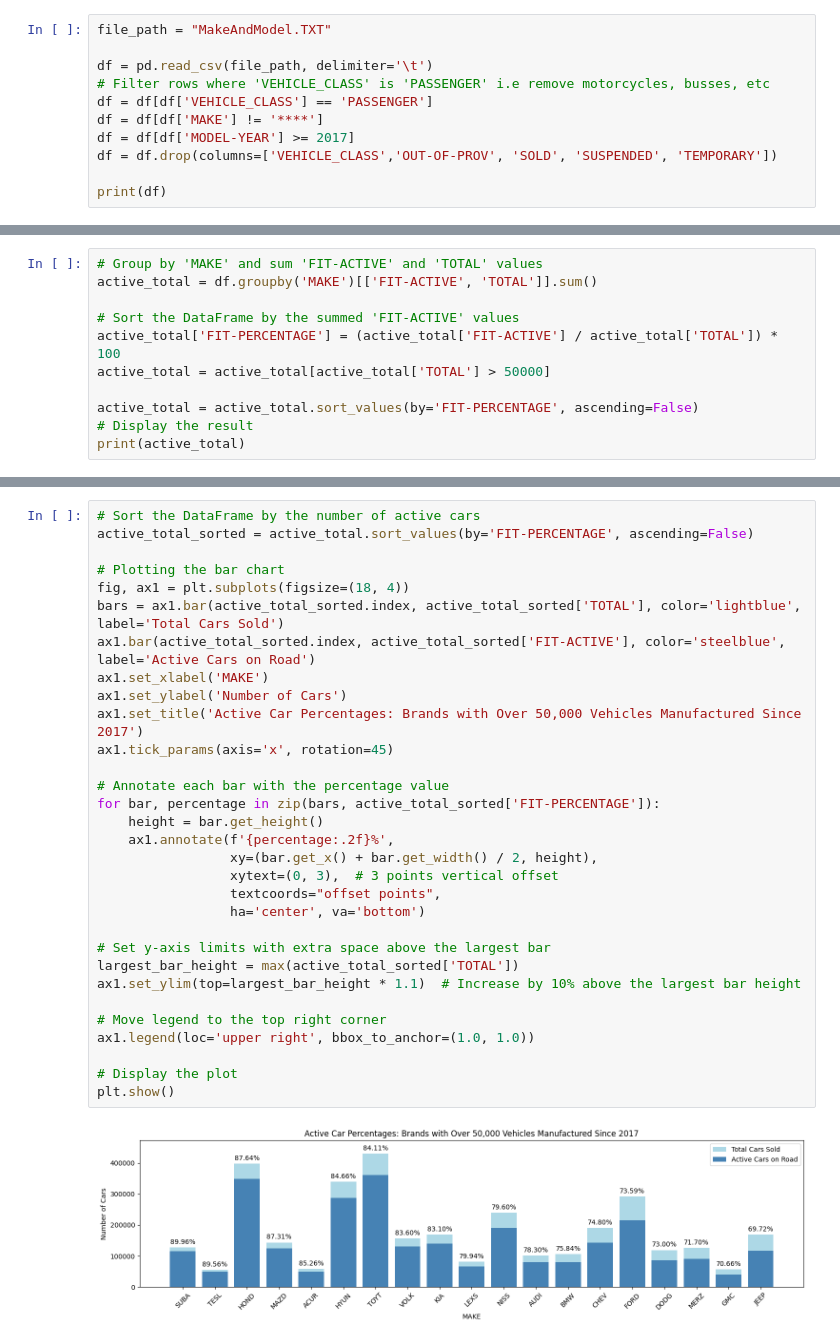
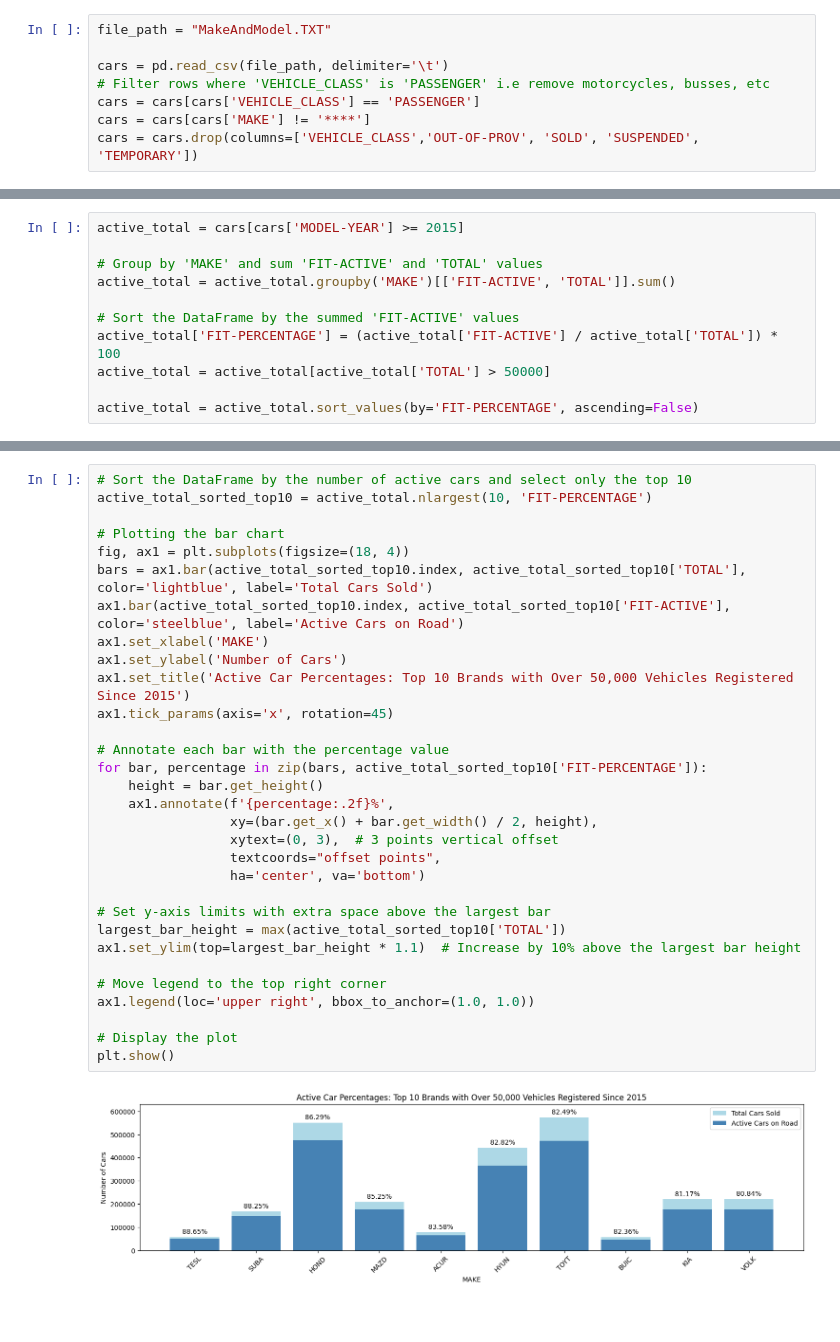
Before and after one commit to Torin99/CP321---Final-Project, a Jupyter notebook: CP321_Final.ipynb, the cells around one changed output, grey strips where cells are left out. Cells and saved outputs as stored; diff of their text form.

```diff
--- a/CP321_Final.ipynb
+++ b/CP321_Final.ipynb
@@ -28,11 +14,8 @@ print(df)
 # %%
 file_path = "MakeAndModel.TXT"
 
-df = pd.read_csv(file_path, delimiter='\t')
+cars = pd.read_csv(file_path, delimiter='\t')
 # Filter rows where 'VEHICLE_CLASS' is 'PASSENGER' i.e remove motorcycles, busses, etc
-df = df[df['VEHICLE_CLASS'] == 'PASSENGER']
-df = df[df['MAKE'] != '****']
-df = df[df['MODEL-YEAR'] >= 2017]
-df = df.drop(columns=['VEHICLE_CLASS','OUT-OF-PROV', 'SOLD', 'SUSPENDED', 'TEMPORARY'])
-
-print(df)
+cars = cars[cars['VEHICLE_CLASS'] == 'PASSENGER']
+cars = cars[cars['MAKE'] != '****']
+cars = cars.drop(columns=['VEHICLE_CLASS','OUT-OF-PROV', 'SOLD', 'SUSPENDED', 'TEMPORARY'])
@@ -54,11 +22,11 @@ print(df)
 # %%
+active_total = cars[cars['MODEL-YEAR'] >= 2015]
+
 # Group by 'MAKE' and sum 'FIT-ACTIVE' and 'TOTAL' values
-active_total = df.groupby('MAKE')[['FIT-ACTIVE', 'TOTAL']].sum()
+active_total = active_total.groupby('MAKE')[['FIT-ACTIVE', 'TOTAL']].sum()
 
 # Sort the DataFrame by the summed 'FIT-ACTIVE' values
 active_total['FIT-PERCENTAGE'] = (active_total['FIT-ACTIVE'] / active_total['TOTAL']) * 100
 active_total = active_total[active_total['TOTAL'] > 50000]
 
 active_total = active_total.sort_values(by='FIT-PERCENTAGE', ascending=False)
-# Display the result
-print(active_total)
@@ -83,33 +55,33 @@ JEEP      117518  168563       69.717554
 # %%
-# Sort the DataFrame by the number of active cars
-active_total_sorted = active_total.sort_values(by='FIT-PERCENTAGE', ascending=False)
+# Sort the DataFrame by the number of active cars and select only the top 10
+active_total_sorted_top10 = active_total.nlargest(10, 'FIT-PERCENTAGE')
 
 # Plotting the bar chart
 fig, ax1 = plt.subplots(figsize=(18, 4))
-bars = ax1.bar(active_total_sorted.index, active_total_sorted['TOTAL'], color='lightblue', label='Total Cars Sold')
-ax1.bar(active_total_sorted.index, active_total_sorted['FIT-ACTIVE'], color='steelblue', label='Active Cars on Road')
+bars = ax1.bar(active_total_sorted_top10.index, active_total_sorted_top10['TOTAL'], color='lightblue', label='Total Cars Sold')
+ax1.bar(active_total_sorted_top10.index, active_total_sorted_top10['FIT-ACTIVE'], color='steelblue', label='Active Cars on Road')
 ax1.set_xlabel('MAKE')
 ax1.set_ylabel('Number of Cars')
-ax1.set_title('Active Car Percentages: Brands with Over 50,000 Vehicles Manufactured Since 2017')
+ax1.set_title('Active Car Percentages: Top 10 Brands with Over 50,000 Vehicles Registered Since 2015')
 ax1.tick_params(axis='x', rotation=45)
 
 # Annotate each bar with the percentage value
-for bar, percentage in zip(bars, active_total_sorted['FIT-PERCENTAGE']):
+for bar, percentage in zip(bars, active_total_sorted_top10['FIT-PERCENTAGE']):
     height = bar.get_height()
     ax1.annotate(f'{percentage:.2f}%',
                  xy=(bar.get_x() + bar.get_width() / 2, height),
                  xytext=(0, 3),  # 3 points vertical offset
                  textcoords="offset points",
                  ha='center', va='bottom')
 
 # Set y-axis limits with extra space above the largest bar
-largest_bar_height = max(active_total_sorted['TOTAL'])
+largest_bar_height = max(active_total_sorted_top10['TOTAL'])
 ax1.set_ylim(top=largest_bar_height * 1.1)  # Increase by 10% above the largest bar height
 
 # Move legend to the top right corner
 ax1.legend(loc='upper right', bbox_to_anchor=(1.0, 1.0))
 
 # Display the plot
 plt.show()
 # %% [output]
-[figure, old version]
+[figure, new version]
```
Also changed, not shown: parts of 8 cells of this notebook.
